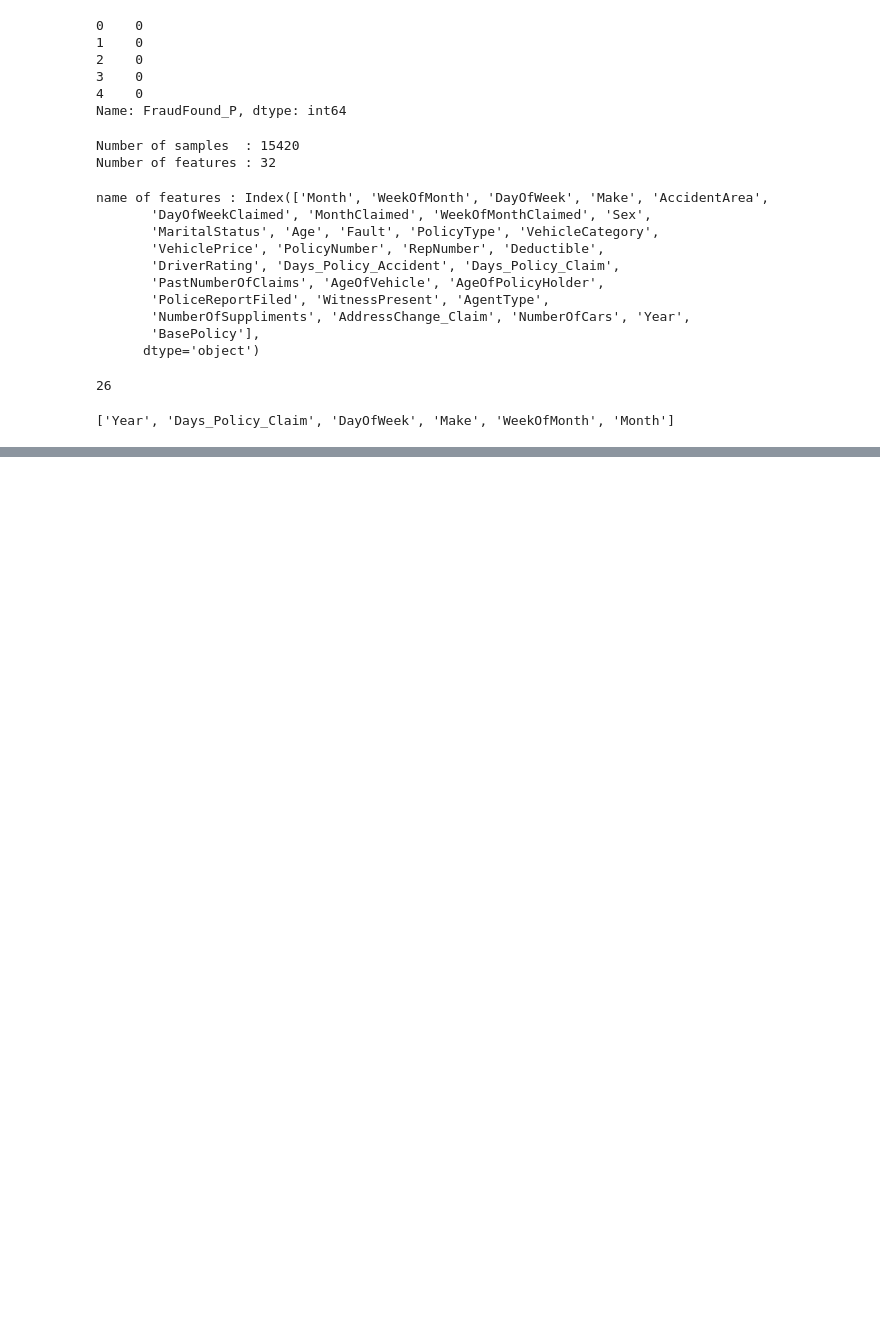
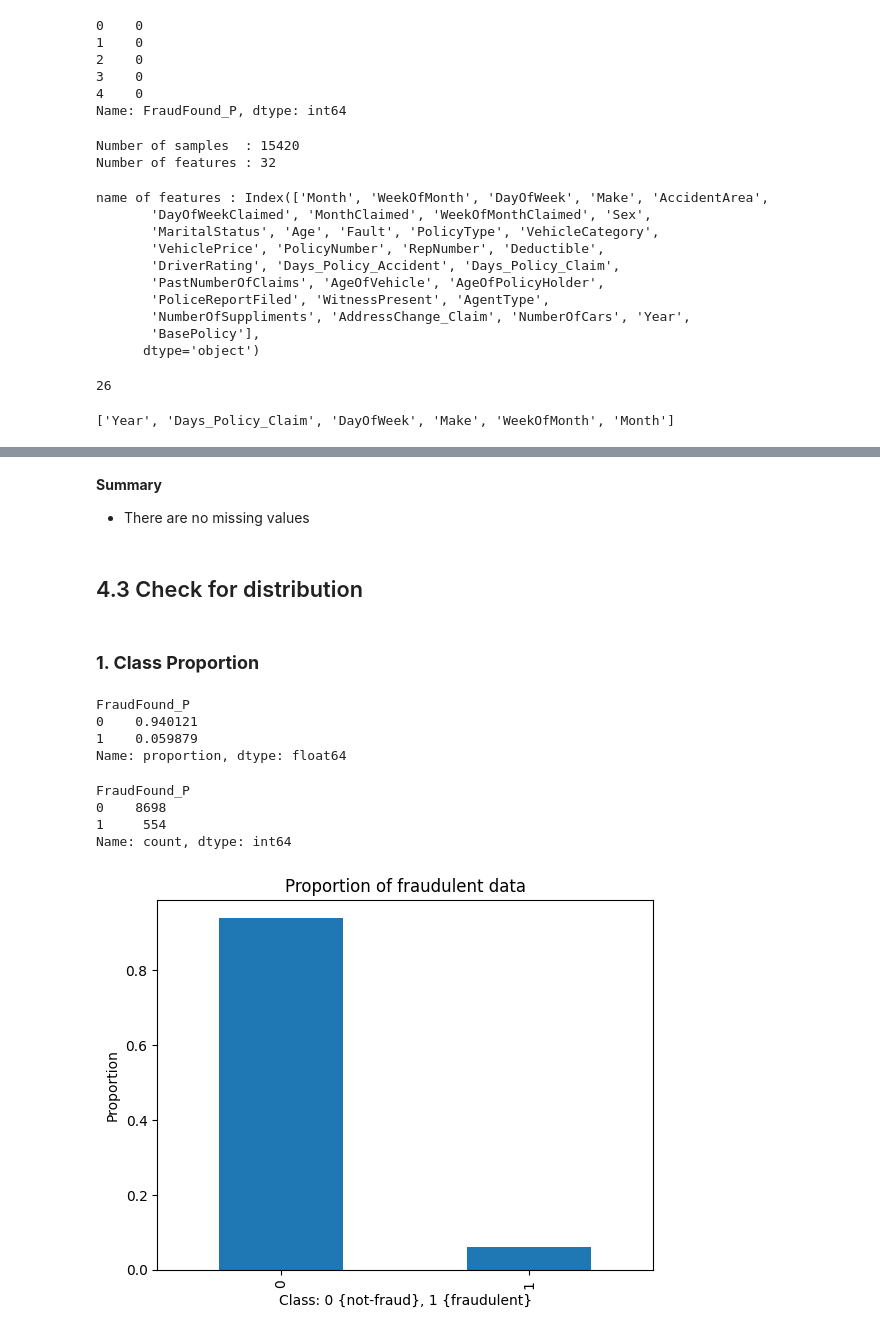
Before and after one commit to kypepr/gitlearning, a Jupyter notebook: insurance.ipynb, the cells around one changed output, grey strips where cells are left out. Drawn from its saved outputs; the diff is of its cells as text; code cells hidden in the pictures; blank space fills up the shorter version.

```diff
--- a/insurance.ipynb
+++ b/insurance.ipynb
@@ -266,0 +263,12 @@ ModuleNotFoundError: No module named 'sklear'
+# %%
+# Run the code
+splitted_data = split_train_valid_test(
+    X = X,
+    y = y,
+    test_size = 0.2,
+    valid_size = 0.2,
+    stratify = y,
+    random_state = 42
+)
+
+X_train, X_valid, X_test, y_train, y_valid, y_test = splitted_data
@@ -266,0 +305,5 @@ ModuleNotFoundError: No module named 'sklear'
+# %%
+# create EDA dataset
+eda_df = pd.concat([X_train, y_train],
+                   axis=1)
+eda_df.head()
@@ -266,0 +365,36 @@ ModuleNotFoundError: No module named 'sklear'
+# %% [markdown]
+**Summary**
+- There are no missing values
+# %% [markdown]
+## 4.3 Check for distribution
+# %% [markdown]
+### **1. Class Proportion**
+# %%
+eda_df["FraudFound_P"].value_counts(normalize = True)
+# %% [output]
+FraudFound_P
+0    0.940121
+1    0.059879
+Name: proportion, dtype: float64
+# %%
+eda_df["FraudFound_P"].value_counts()
+# %% [output]
+FraudFound_P
+0    8698
+1     554
+Name: count, dtype: int64
+# %%
+# Plot
+(
+    eda_df["FraudFound_P"]
+    .value_counts(normalize = True)
+    .plot
+    .bar()
+)
+
+plt.xlabel("Class: 0 {not-fraud}, 1 {fraudulent}")
+plt.ylabel("Proportion")
+plt.title("Proportion of fraudulent data")
+plt.show()
+# %% [output]
+[figure, added]
```
Also changed, not shown: parts of 43 cells of this notebook.
